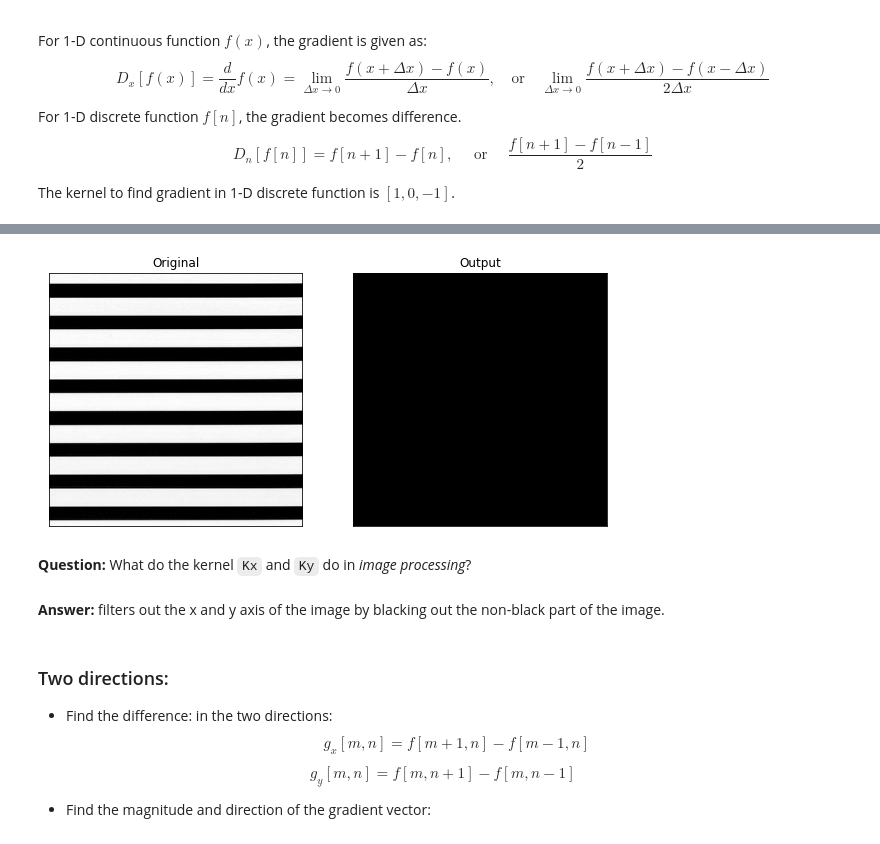
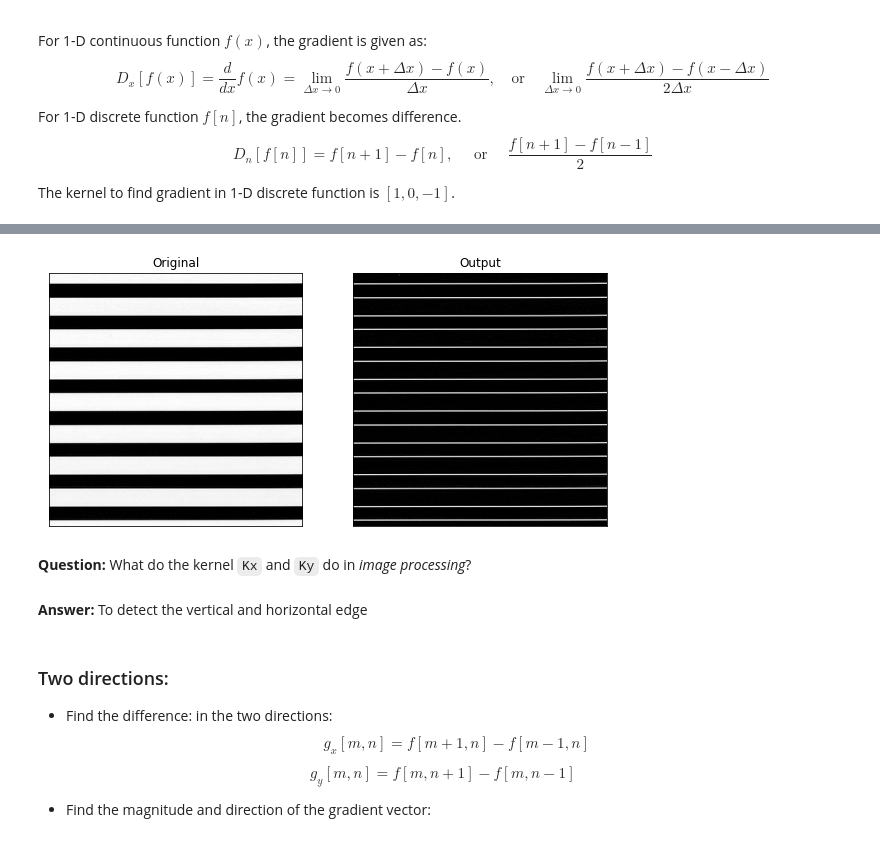
Before and after one commit to IC088/Computer-Vision-2020, a Jupyter notebook: PSET1/Lab1-Week1/OpenCV.ipynb, the cells around one changed output, grey strips where cells are left out. Cells and saved outputs as stored; diff of their text form; code cells hidden in the pictures.

```diff
--- a/PSET1/Lab1-Week1/OpenCV.ipynb
+++ b/PSET1/Lab1-Week1/OpenCV.ipynb
@@ -631,28 +637,32 @@ plt.show()
 # %%
 img = cv2.imread('imgs/banded_horizontal.jpg', 0).astype(np.float32)
 
 #############################################################################
 # TODO: Create a 3x3 kernel, Ky, to find the gradient in y-axis of an image.#
 #############################################################################
 Ky = np.zeros((3,3), np.float32)
+for col in range (Ky.shape[1]):
+    Ky[0][col] = -1.0
+    Ky[1][col] = 0.0
+    Ky[2][col] = 1.0
 #############################################################################
 #                             END OF YOUR CODE                              #
 #############################################################################
 dsty = cv2.filter2D(img,-1,Ky)
 
 
 plt.figure(figsize=(10,5))
 plt.subplot(121),plt.imshow(img, 'gray')
 plt.title('Original'),plt.xticks([]),plt.yticks([])
 plt.subplot(122),plt.imshow(np.abs(dsty), 'gray')
 plt.title('Output'),plt.xticks([]),plt.yticks([])
 plt.show()
 # %% [output]
-[figure, old version]
+[figure, new version]
 # %% [markdown]
 **Question:** What do the kernel `Kx` and `Ky` do in *image processing*?
-# %% [markdown]
-**Answer:** filters out the x and y axis of the image by blacking out the non-black part of the image.
+# %% [markdown]
+**Answer:** To detect the vertical and horizontal edge
 # %% [markdown]
 ### Two directions:
 * Find the difference: in the two directions:
```
Also changed, not shown: parts of 2 cells of this notebook.
